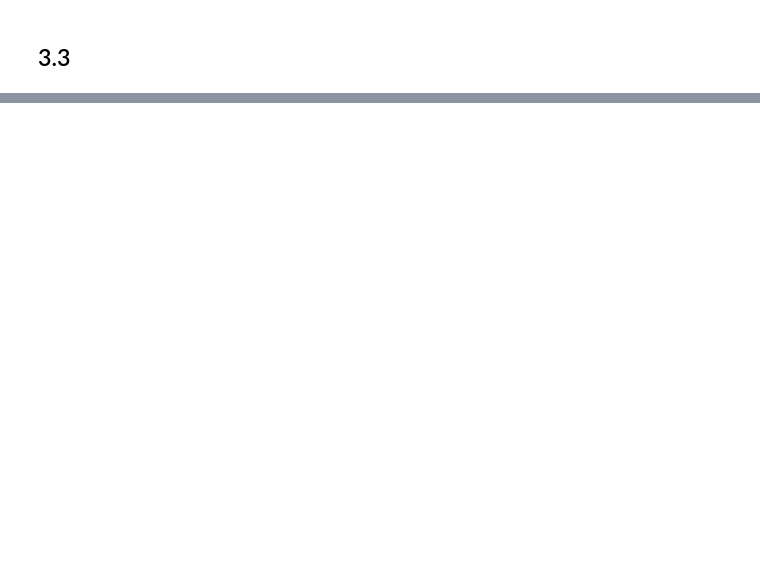
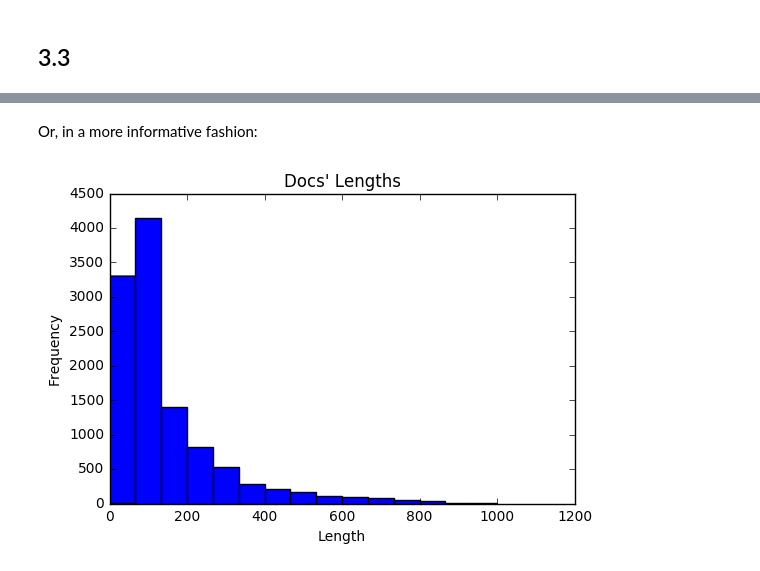
Before and after one commit to asnatm/NLPHW2, a Jupyter notebook: lstm.ipynb, the cells around one changed output, grey strips where cells are left out. Drawn from its saved outputs; the diff is of its cells as text; code cells hidden in the pictures; blank space fills up the shorter version.

```diff
--- a/lstm.ipynb
+++ b/lstm.ipynb
@@ -66,0 +120,13 @@ from reuters import load_data, get_word_index
+# %%
+from reuters import load_data, get_word_index
+import pandas as pd
+from pandas import DataFrame
+
+
+(X, y), (_,_) = load_data(test_split=0.0)
+data = get_word_index()
+
+doc_lengths = [len(x) for x in X]
+df = DataFrame(list(zip(doc_lengths, y)), columns=["length", "category"])
+df_by_cat = df.groupby("category")
+df_by_cat.size()
@@ -66,0 +174,12 @@ from reuters import load_data, get_word_index
+# %% [markdown]
+Or, in a more informative fashion:
+# %%
+%matplotlib inline
+import matplotlib.pyplot as plt
+plt.hist(df["length"], bins=15, range=(0, 1000))
+plt.title("Docs' Lengths")
+plt.xlabel("Length")
+plt.ylabel("Frequency")
+plt.show()
+# %% [output]
+[figure, added]
```
Also changed, not shown: parts of 17 cells of this notebook.
